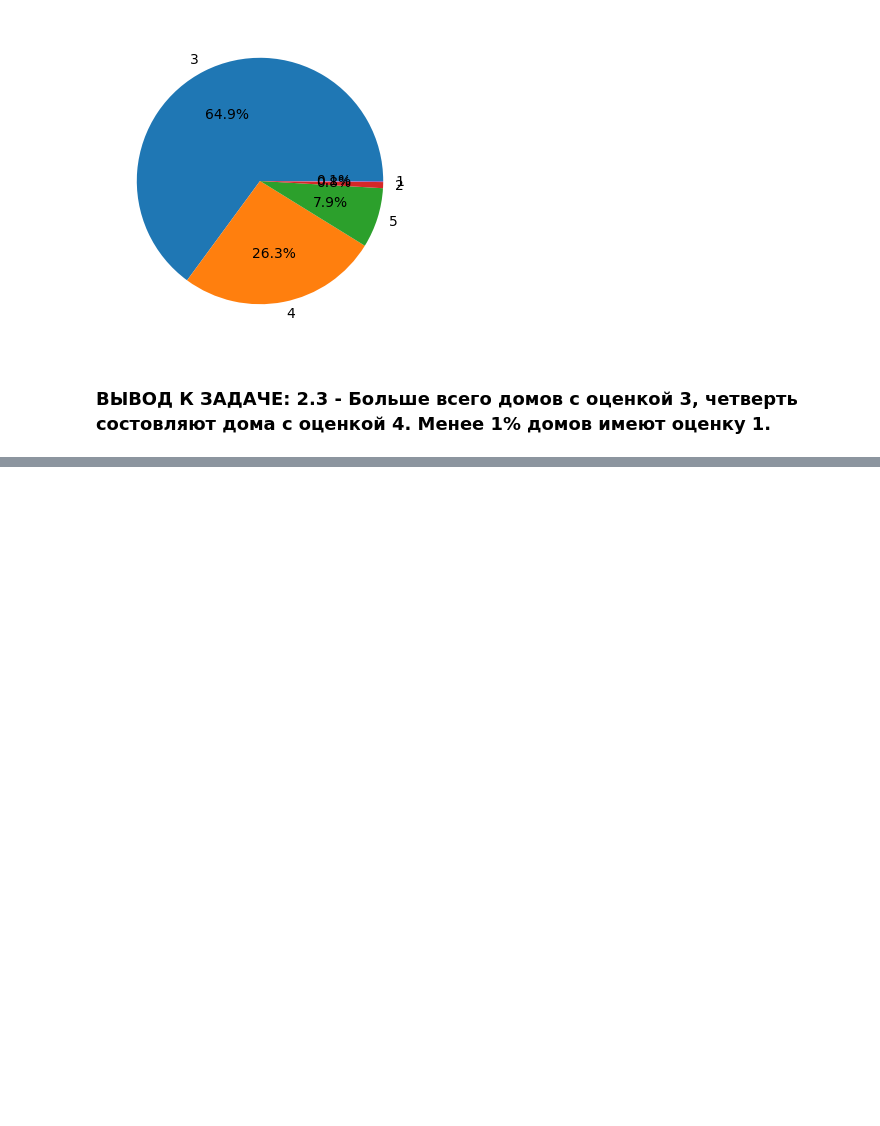
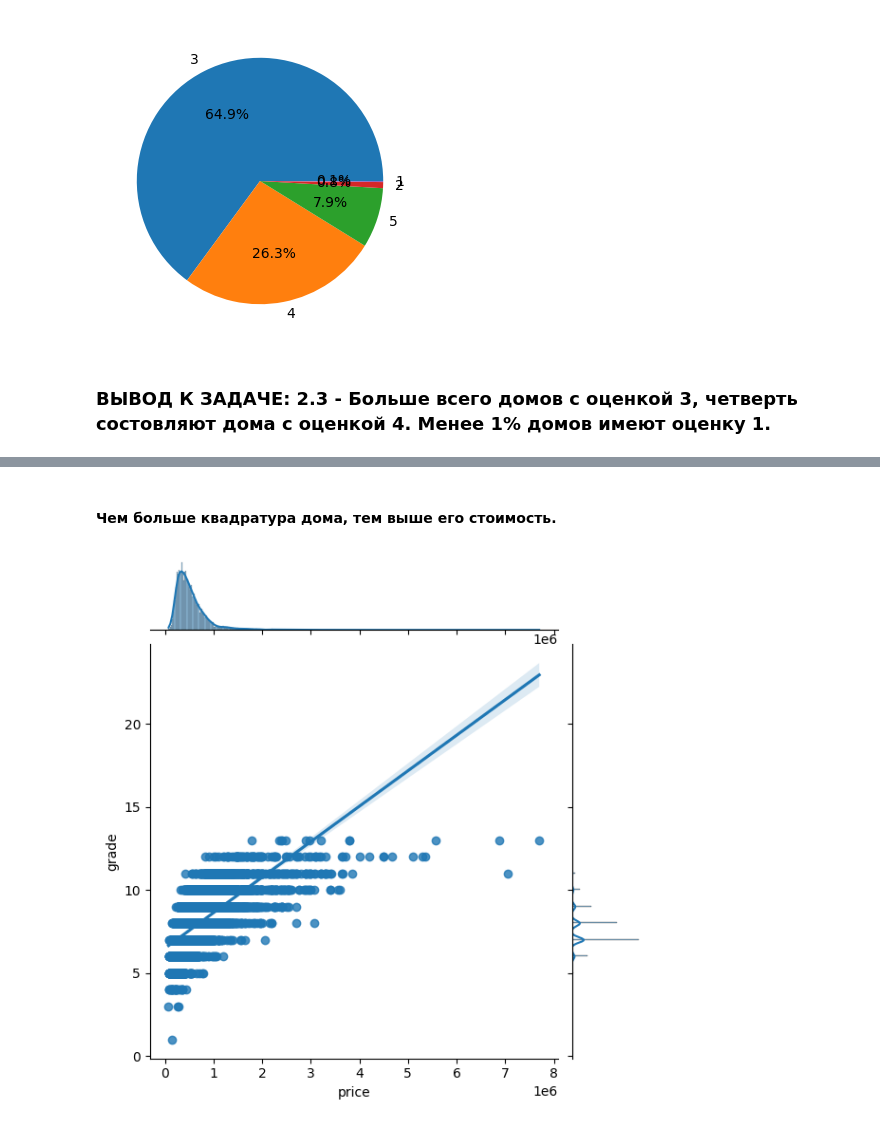
Before and after one commit to StanislavLukovskiy/HW_4Analytics, a Jupyter notebook: HW_4.ipynb, the cells around one changed output, grey strips where cells are left out. Drawn from its saved outputs; the diff is of its cells as text; code cells hidden in the pictures; blank space fills up the shorter version.

```diff
--- a/HW_4.ipynb
+++ b/HW_4.ipynb
@@ -208,0 +243,6 @@ plt.pie(data, autopct='%1.1f%%', labels=data.index);
+# %% [markdown]
+#### Чем больше квадратура дома, тем выше его стоимость.
+# %%
+sb.jointplot(x=df['price'], y=df['grade'], kind='reg');
+# %% [output]
+[figure, added]
```
Also changed, not shown: parts of 9 cells of this notebook.
